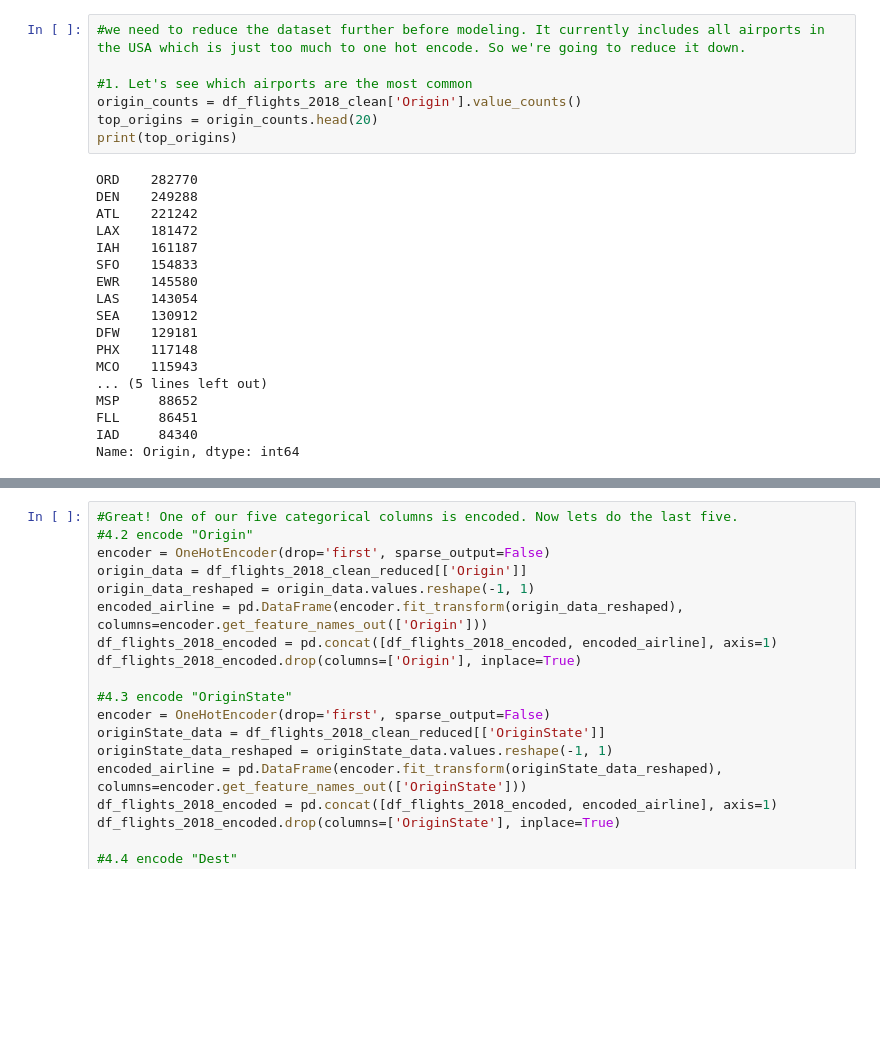
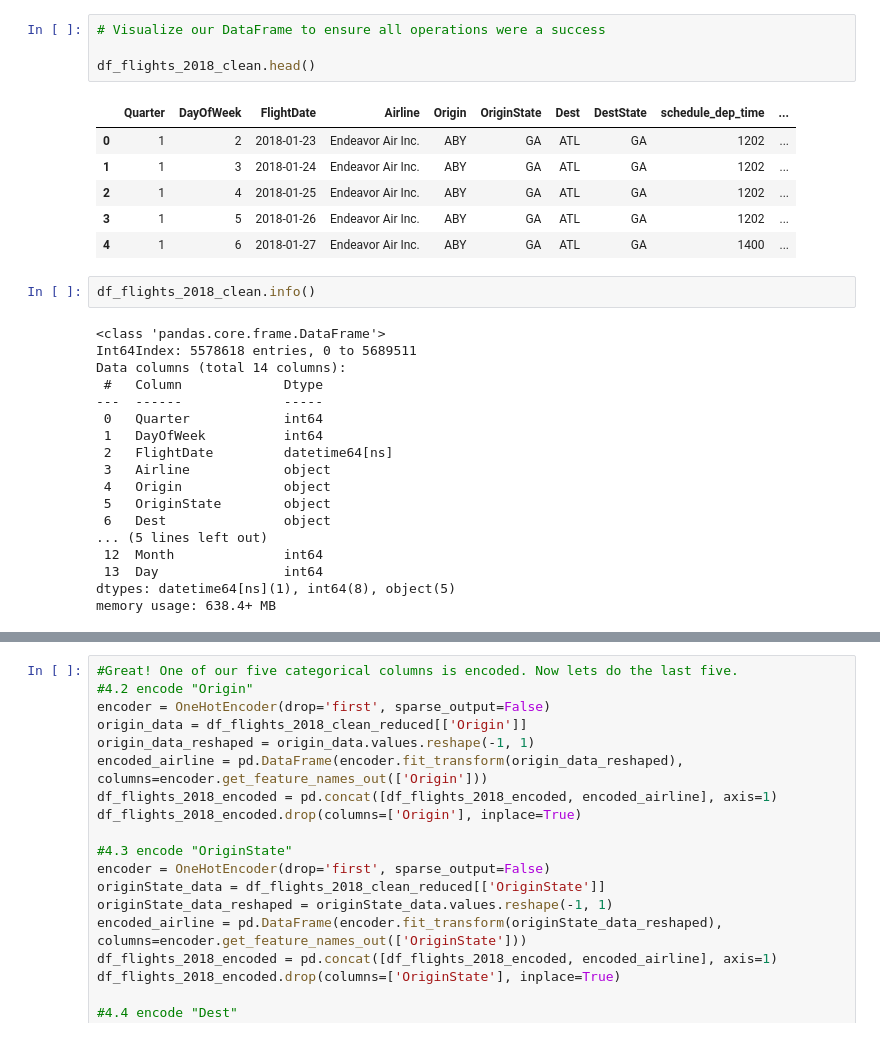
Before and after one commit to parkerho/545Project, a Jupyter notebook: project-notebook.ipynb, the cells around one changed output, grey strips where cells are left out. Saved outputs shown, nothing was run; the diff lists cells and outputs as text; blank space fills up the shorter version.

```diff
--- a/project-notebook.ipynb
+++ b/project-notebook.ipynb
@@ -171,25 +145,31 @@ None
-# %%
-#we need to reduce the dataset further before modeling. It currently includes all airports in the USA which is just too much to one hot encode. So we're going to reduce it down.
-
-#1. Let's see which airports are the most common
-origin_counts = df_flights_2018_clean['Origin'].value_counts()
-top_origins = origin_counts.head(20)
-print(top_origins)
-# %% [output]
-ORD    282770
-DEN    249288
-ATL    221242
-LAX    181472
-IAH    161187
-SFO    154833
-EWR    145580
-LAS    143054
-SEA    130912
-DFW    129181
-PHX    117148
-MCO    115943
-... (5 lines left out)
-MSP     88652
-FLL     86451
-IAD     84340
-Name: Origin, dtype: int64
+# %%
+# Visualize our DataFrame to ensure all operations were a success
+
+df_flights_2018_clean.head()
+# %% [output]
+|  | Quarter | DayOfWeek | FlightDate | Airline | Origin | OriginState | Dest | DestState | schedule_dep_time | ... |
+| 0 | 1 | 2 | 2018-01-23 | Endeavor Air Inc. | ABY | GA | ATL | GA | 1202 | ... |
+| 1 | 1 | 3 | 2018-01-24 | Endeavor Air Inc. | ABY | GA | ATL | GA | 1202 | ... |
+| 2 | 1 | 4 | 2018-01-25 | Endeavor Air Inc. | ABY | GA | ATL | GA | 1202 | ... |
+| 3 | 1 | 5 | 2018-01-26 | Endeavor Air Inc. | ABY | GA | ATL | GA | 1202 | ... |
+| 4 | 1 | 6 | 2018-01-27 | Endeavor Air Inc. | ABY | GA | ATL | GA | 1400 | ... |
+# %%
+df_flights_2018_clean.info()
+# %% [output]
+<class 'pandas.core.frame.DataFrame'>
+Int64Index: 5578618 entries, 0 to 5689511
+Data columns (total 14 columns):
+ #   Column             Dtype
+---  ------             -----
+ 0   Quarter            int64
+ 1   DayOfWeek          int64
+ 2   FlightDate         datetime64[ns]
+ 3   Airline            object
+ 4   Origin             object
+ 5   OriginState        object
+ 6   Dest               object
+... (5 lines left out)
+ 12  Month              int64
+ 13  Day                int64
+dtypes: datetime64[ns](1), int64(8), object(5)
+memory usage: 638.4+ MB
```
Also changed, not shown: parts of 57 cells of this notebook.
